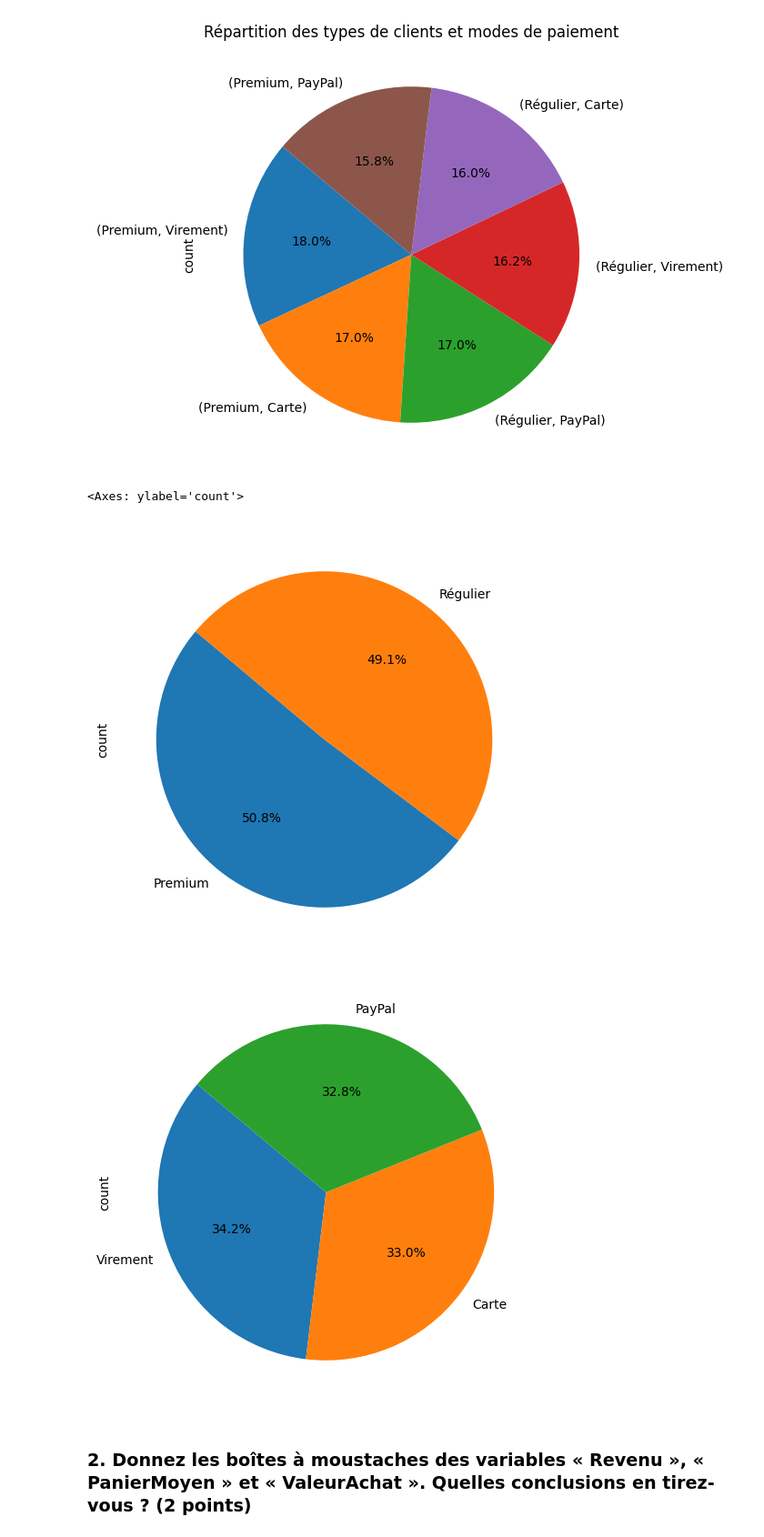
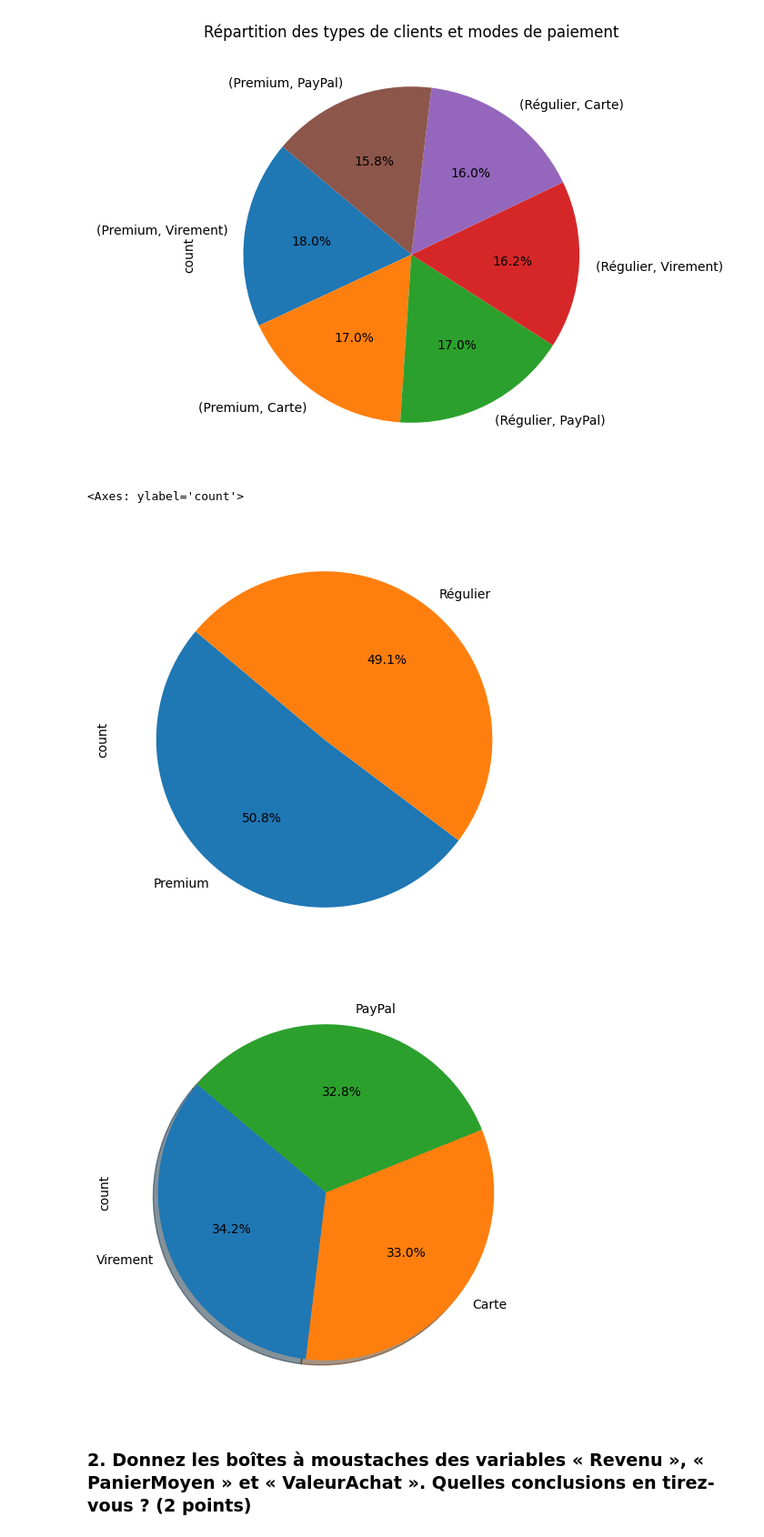
Before and after one commit to JWulfran/finance, a Jupyter notebook: SIO6003_Projet_de_mi_session_E25.ipynb, the cells around one changed output. Shown: that part at 91% size. Saved outputs shown, nothing was run; the diff lists cells and outputs as text; code cells hidden in the pictures.

```diff
--- a/SIO6003_Projet_de_mi_session_E25.ipynb
+++ b/SIO6003_Projet_de_mi_session_E25.ipynb
@@ -203,13 +203,13 @@ Text(0.5, 1.0, 'Répartition des types de clients et modes de paiement')
 [figure]
 # %%
 plt.figure(figsize=(6, 6))
-df['TypeClient'].value_counts().plot(kind='pie', figsize=(10, 6), autopct='%1.1f%%', startangle=140)
+df['TypeClient'].value_counts().plot(kind='pie', figsize=(10, 6), autopct='%1.1f%%', startangle=140 )
 plt.figure(figsize=(6, 6))
-df['ModePayement'].value_counts().plot(kind='pie', figsize=(10, 6), autopct='%1.1f%%', startangle=140)
+df['ModePayement'].value_counts().plot(kind='pie', figsize=(10, 6), autopct='%1.1f%%', startangle=140, shadow=True)
 # %% [output]
 <Axes: ylabel='count'>
 [figure]
-[figure, old version]
+[figure, new version]
 # %% [markdown]
 ### 2.	Donnez les boîtes à moustaches des variables « Revenu », « PanierMoyen » et « ValeurAchat ». Quelles conclusions en tirez-vous ?	(2 points)
 # %%
```
Also changed, not shown: parts of 5 cells of this notebook.
